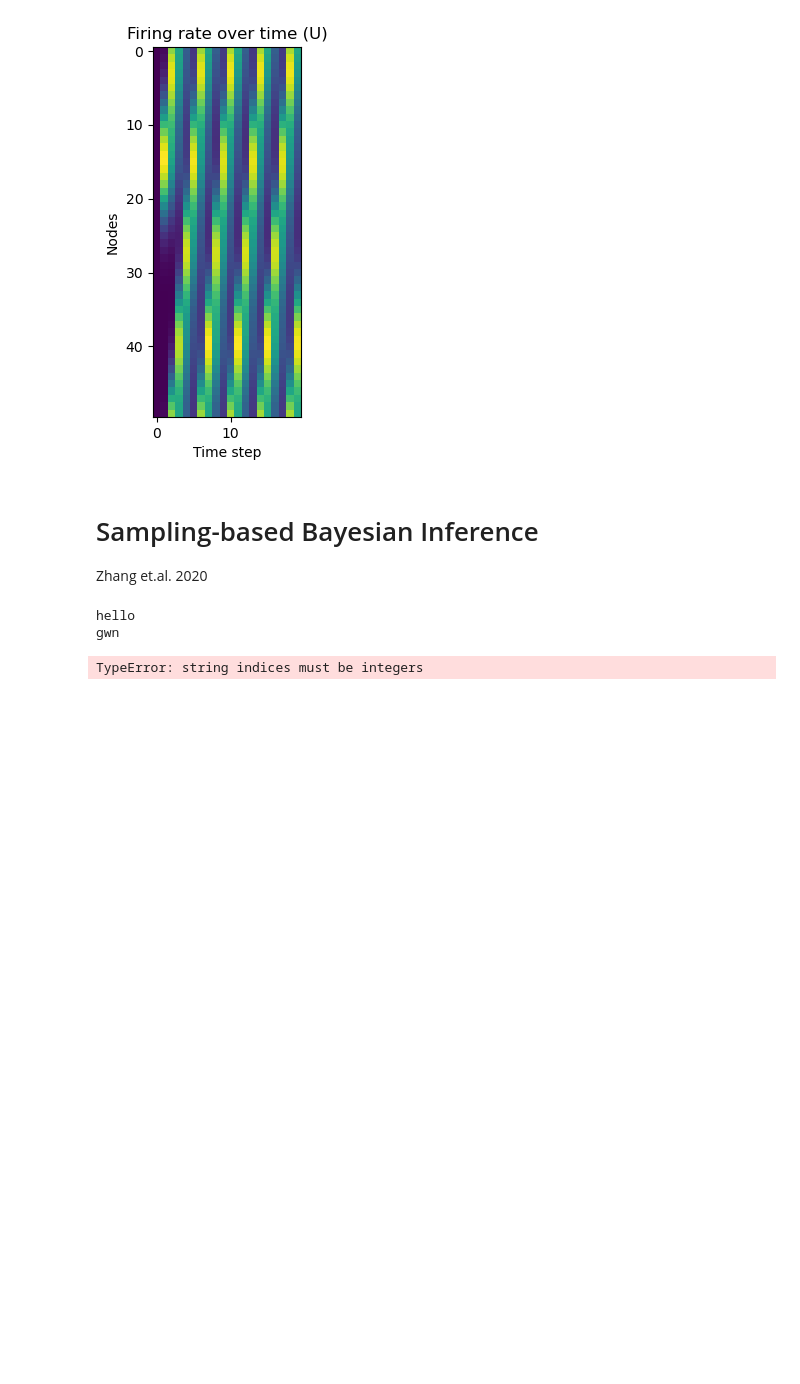
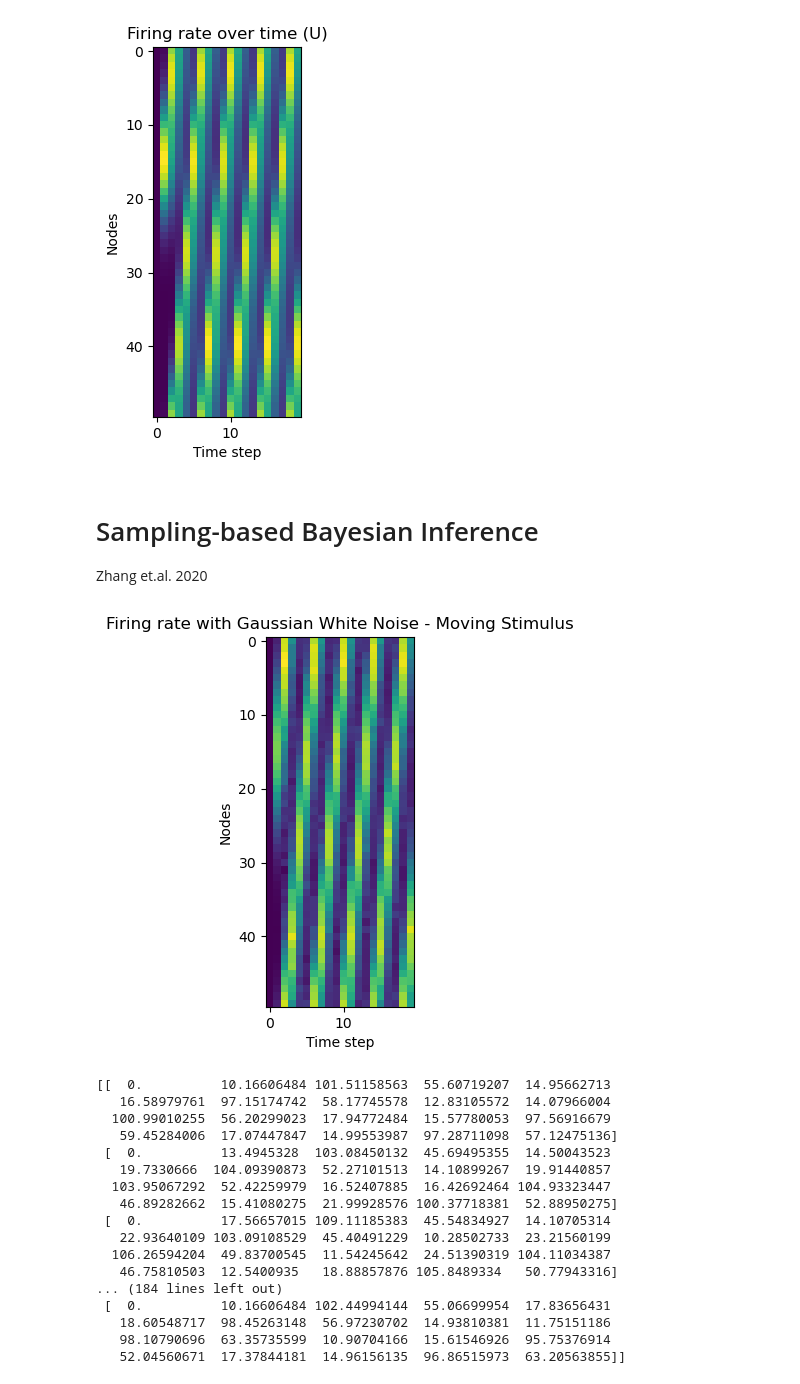
Before and after one commit to michealrm/Trappenberg_CAAN, a Jupyter notebook: cann_simulation.ipynb, the cells around one changed output. Cells and saved outputs as stored; diff of their text form; code cells hidden in the pictures; blank space fills up the shorter version.

```diff
--- a/cann_simulation.ipynb
+++ b/cann_simulation.ipynb
@@ -152,25 +155,49 @@ ndyn.plot_firing_rate(network)
 # %% [markdown]
 # Sampling-based Bayesian Inference
 Zhang et.al. 2020
-# %%
-def nn_gwn_ode(t, Uc, W, I, gwn, rho=1, tau=1, mu=2):
-    t = int(t)
-    Uc[Uc < 0] = 0
-
-    r = Uc ** 2 / (1 + mu * Uc.T.dot(Uc))
-    uFano = Uc.var() // Uc.mean()
-    print('hello')
-    print(gwn)
-    return -Uc + rho * W.T.dot(r) + rho * I[:, t] + np.sqrt(tau * uFano) * gwn[:, t]
-
-sampling_network = ndyn.Network(N=50, T=20, L=np.pi, W_kwargs={'a': np.pi/2})
-
-mu = 1
-sig = 0.5
-gwn = np.random.normal(mu, sig, (sampling_network.N, sampling_network.T))
-
-sampling_network.simulate(external_input, ndyn.sp_solve_ivp, lambda sol: sol.y, ivp_func_kwargs={'ode_func': nn_gwn_ode, 'nn_ode_args': tuple(gwn)})
-# %% [output]
-hello
-gwn
-TypeError: string indices must be integers
+# %%
+def euler_gwn(u0, T, W, I, gwn, tau=1, rho=10, k=0.001):
+    dUdT = np.zeros((u0.shape[0], T))
+    dUdT[:, 0] = u0
+    for t in range(T - 1):
+        u = dUdT[:, t] # (n, 1)
+        u[u < 0] = 0
+        r = np.power(u, 2) / (1 + k * rho * u.sum()**2) # (n, 1)
+        uFano = u.var() / u.mean() if u.mean() != 0 else 0
+        dU = (-u + rho * W.T.dot(r) + rho * W.T.dot(I[:, t]) + np.sqrt(tau * uFano) * gwn[:, t]) / tau
+        dUdT[:, t + 1] = u + dU
+    return dUdT
+
+def euler_ivp_gwn(network, external_input, gwn=None, tau=1, rho=10, k=0.001):
+    if gwn is None:
+        mu = 1
+        sig = 0.5
+        gwn = np.random.normal(mu, sig, (sampling_network.N, sampling_network.T))
+
+    return euler_gwn(network.U[:, 0], network.T, network.W, external_input, gwn, tau, rho, k)
+    # todo: gwn should be a parameter
+
+sampling_network = ndyn.Network(N=50, T=20, L=np.pi, diff_matrix_func=diff_matrix_for_periodic_stimulus, W_kwargs={'a': np.pi/2})
+
+solution = sampling_network.simulate(external_input, euler_ivp_gwn, lambda sol: sol)
+ndyn.plot_firing_rate(sampling_network, 'Firing rate with Gaussian White Noise - Moving Stimulus')
+print(solution)
+# %% [output]
+[figure, added]
+[[  0.          10.16606484 101.51158563  55.60719207  14.95662713
+   16.58979761  97.15174742  58.17745578  12.83105572  14.07966004
+  100.99010255  56.20299023  17.94772484  15.57780053  97.56916679
+   59.45284006  17.07447847  14.99553987  97.28711098  57.12475136]
+ [  0.          13.4945328  103.08450132  45.69495355  14.50043523
+   19.7330666  104.09390873  52.27101513  14.10899267  19.91440857
+  103.95067292  52.42259979  16.52407885  16.42692464 104.93323447
+   46.89282662  15.41080275  21.99928576 100.37718381  52.88950275]
+ [  0.          17.56657015 109.11185383  45.54834927  14.10705314
+   22.93640109 103.09108529  45.40491229  10.28502733  23.21560199
+  106.26594204  49.83700545  11.54245642  24.51390319 104.11034387
+   46.75810503  12.5400935   18.88857876 105.8489334   50.77943316]
+... (184 lines left out)
+ [  0.          10.16606484 102.44994144  55.06699954  17.83656431
+   18.60548717  98.45263148  56.97230702  14.93810381  11.75151186
+   98.10790696  63.35735599  10.90704166  15.61546926  95.75376914
+   52.04560671  17.37844181  14.96156135  96.86515973  63.20563855]]
```
Also changed, not shown: parts of 4 cells of this notebook, 1 other file.
